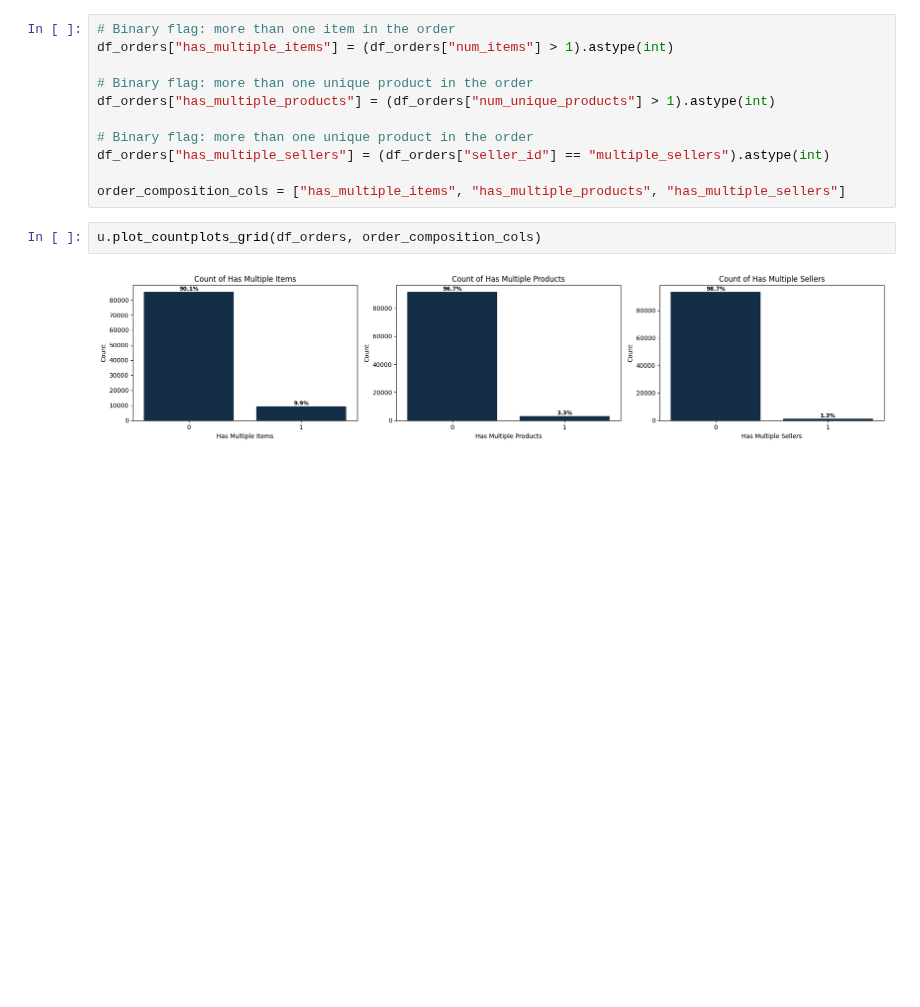
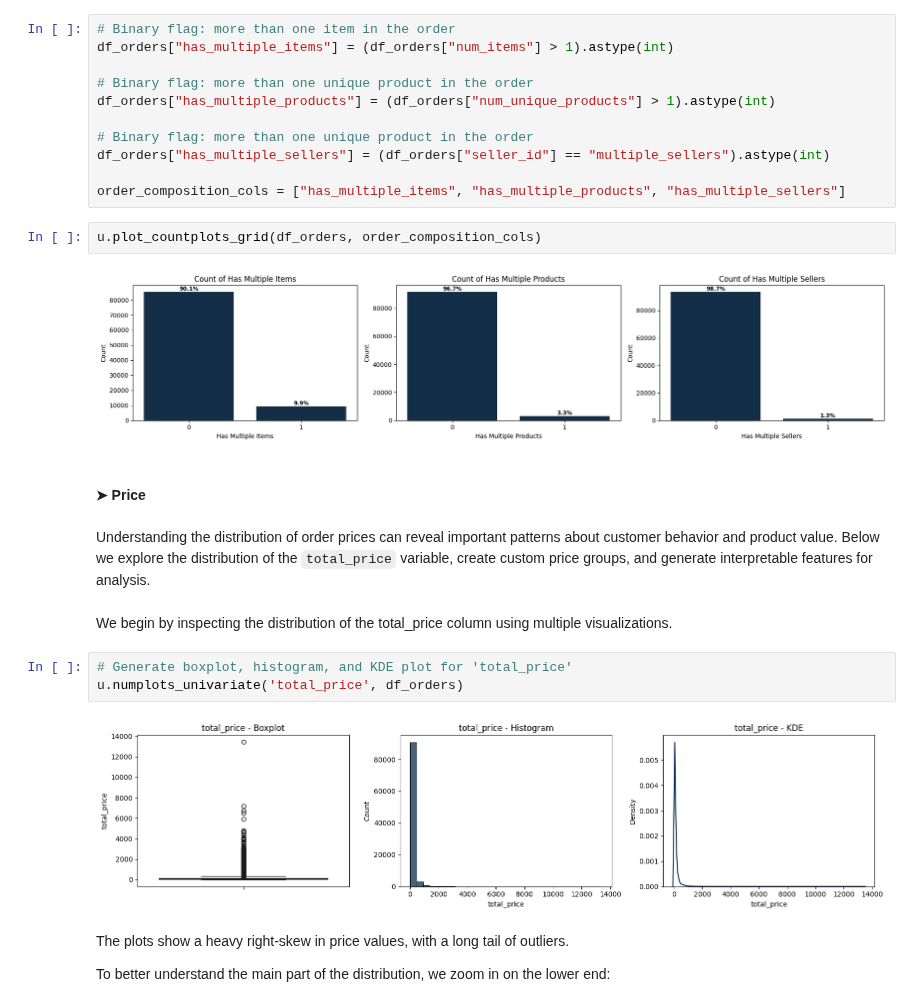
Before and after one commit to OlesyaEvseeva/customer-satisfaction-ecommerce, a Jupyter notebook: notebooks/02_data_integration_preprocessing.ipynb, the cells around one changed output. Drawn from its saved outputs; the diff is of its cells as text; blank space fills up the shorter version.

Commit message:
feat(notebook-2): add price features (price_group, price_over_500)

```diff
--- a/notebooks/02_data_integration_preprocessing.ipynb
+++ b/notebooks/02_data_integration_preprocessing.ipynb
@@ -874,3 +880,18 @@ order_composition_cols = ["has_multiple_items", "has_multiple_products", "has_mu
 u.plot_countplots_grid(df_orders, order_composition_cols)
 # %% [output]
 [figure]
+# %% [markdown]
+#### ➤ Price
+# %% [markdown]
+Understanding the distribution of order prices can reveal important patterns about customer behavior and product value. Below we explore the distribution of the `total_price` variable, create custom price groups, and generate interpretable features for analysis.
+# %% [markdown]
+We begin by inspecting the distribution of the total_price column using multiple visualizations.
+# %%
+# Generate boxplot, histogram, and KDE plot for 'total_price'
+u.numplots_univariate('total_price', df_orders)
+# %% [output]
+[figure, added]
+# %% [markdown]
+The plots show a heavy right-skew in price values, with a long tail of outliers.
+
+To better understand the main part of the distribution, we zoom in on the lower end:
```
Also changed, not shown: parts of 15 cells of this notebook.
